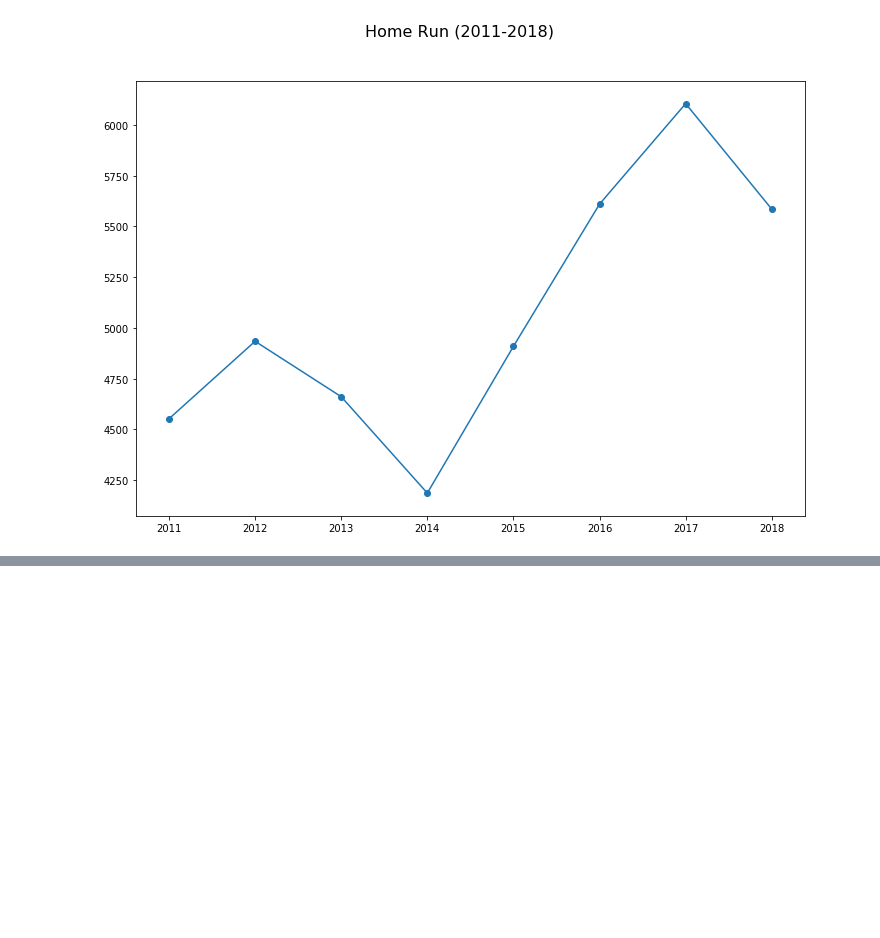
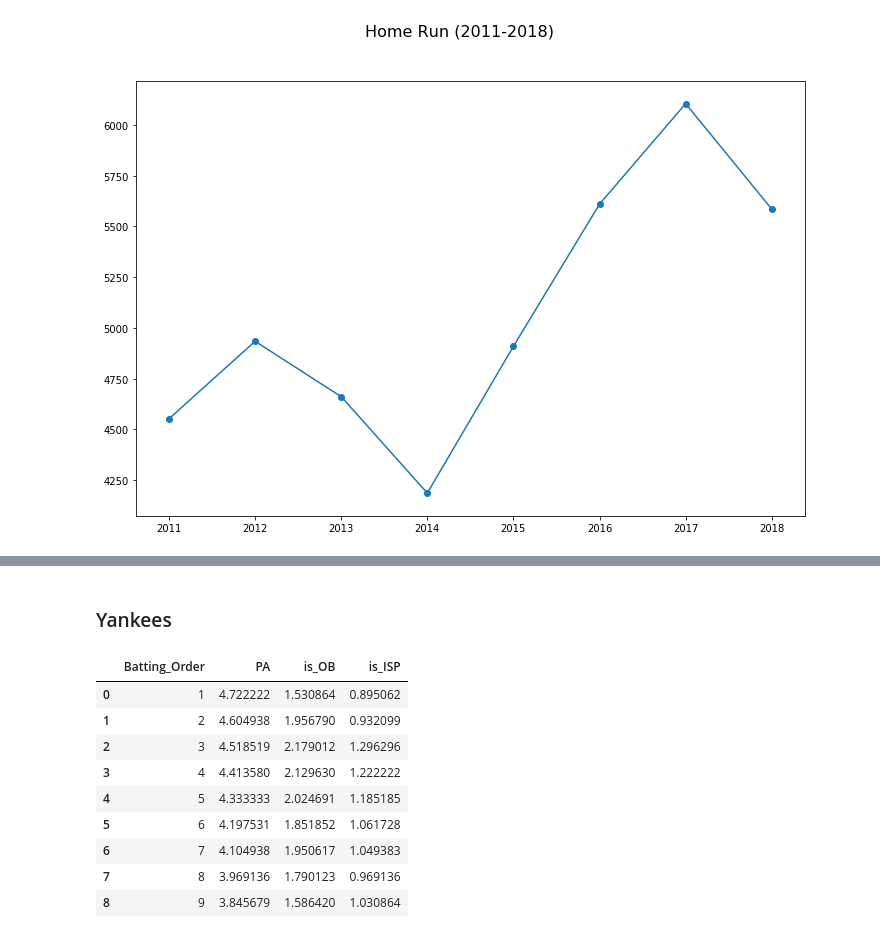
Before and after one commit to xulianrenzoku/battingorder, a Jupyter notebook: batting_order_trend_analysis.ipynb, the cells around one changed output, grey strips where cells are left out. Drawn from its saved outputs; the diff is of its cells as text; code cells hidden in the pictures; blank space fills up the shorter version.

```diff
--- a/batting_order_trend_analysis.ipynb
+++ b/batting_order_trend_analysis.ipynb
@@ -415,0 +449,17 @@ scraped_11_18.head(5)
+# %% [markdown]
+### Yankees
+# %%
+scraped_11_18[scraped_11_18.Season_Tm == '2018 NYY']\
+.groupby('Batting_Order')[["PA", "is_OB", "is_ISP"]]\
+.mean().reset_index()
+# %% [output]
+|  | Batting_Order | PA | is_OB | is_ISP |
+| 0 | 1 | 4.722222 | 1.530864 | 0.895062 |
+| 1 | 2 | 4.604938 | 1.956790 | 0.932099 |
+| 2 | 3 | 4.518519 | 2.179012 | 1.296296 |
+| 3 | 4 | 4.413580 | 2.129630 | 1.222222 |
+| 4 | 5 | 4.333333 | 2.024691 | 1.185185 |
+| 5 | 6 | 4.197531 | 1.851852 | 1.061728 |
+| 6 | 7 | 4.104938 | 1.950617 | 1.049383 |
+| 7 | 8 | 3.969136 | 1.790123 | 0.969136 |
+| 8 | 9 | 3.845679 | 1.586420 | 1.030864 |
```
Also changed, not shown: parts of 6 cells of this notebook.
